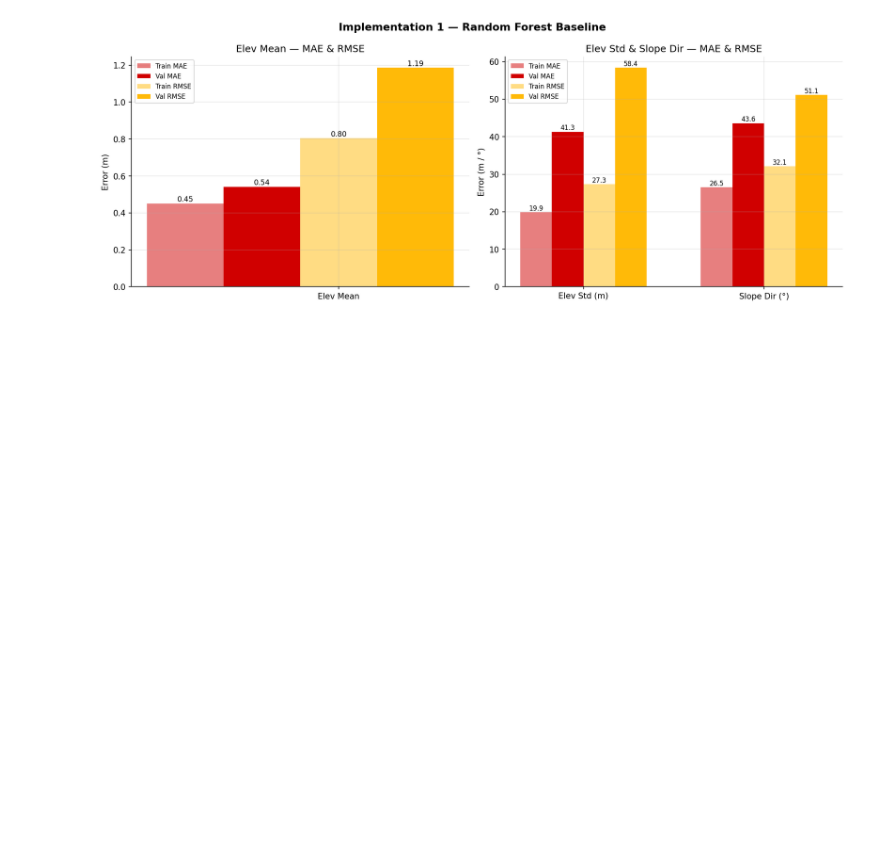
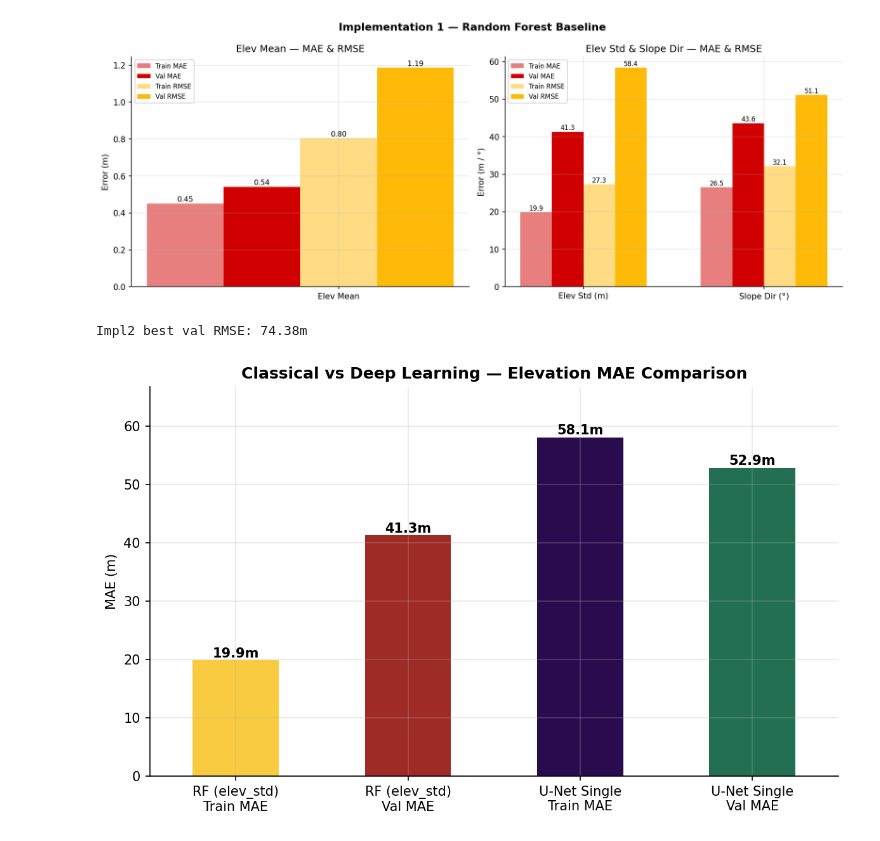
Before and after one commit to harshithkethavath/MarsDEMNet, a Jupyter notebook: notebooks/plots.ipynb, the cells around one changed output. Cells and saved outputs as stored; diff of their text form; code cells hidden in the pictures; blank space fills up the shorter version.

Commit message:
Classical vs Single U-Net

```diff
--- a/notebooks/plots.ipynb
+++ b/notebooks/plots.ipynb
@@ -106,3 +106,34 @@ plt.tight_layout()
 plt.show()
 # %% [output]
 [figure]
+# %%
+with open('../outputs/deeplearning/impl2/results.json') as f:
+    impl2 = json.load(f)
+
+print(f"Impl2 best val RMSE: {impl2['best_val_rmse']:.2f}m")
+# %% [output]
+Impl2 best val RMSE: 74.38m
+# %%
+fig, ax = plt.subplots(figsize=(8, 5))
+
+methods = ['RF (elev_std)\nTrain MAE', 'RF (elev_std)\nVal MAE', 'U-Net Single\nTrain MAE', 'U-Net Single\nVal MAE']
+values  = [rf['elev_std']['train_mae'], rf['elev_std']['val_mae'],
+           impl2['history']['train_loss'][-1], min(impl2['history']['val_mae'])]
+colors  = ['#f9cb40', '#9e2b25', '#2a0c4e', '#226f54']
+alphas  = [0.6, 1.0, 0.6, 1.0]
+
+bars = ax.bar(methods, values, color=colors, width=0.5)
+ax.set_xlim(-0.5, 3.5)
+
+for bar, val in zip(bars, values):
+    ax.text(bar.get_x() + bar.get_width()/2, bar.get_height() + 0.5,
+            f'{val:.1f}m', ha='center', fontsize=10, fontweight='bold')
+
+ax.set_ylabel('MAE (m)')
+ax.set_title('Classical vs Deep Learning — Elevation MAE Comparison', fontweight='bold')
+ax.set_ylim(0, max(values) * 1.15)
+
+plt.tight_layout()
+plt.show()
+# %% [output]
+[figure, added]
```
